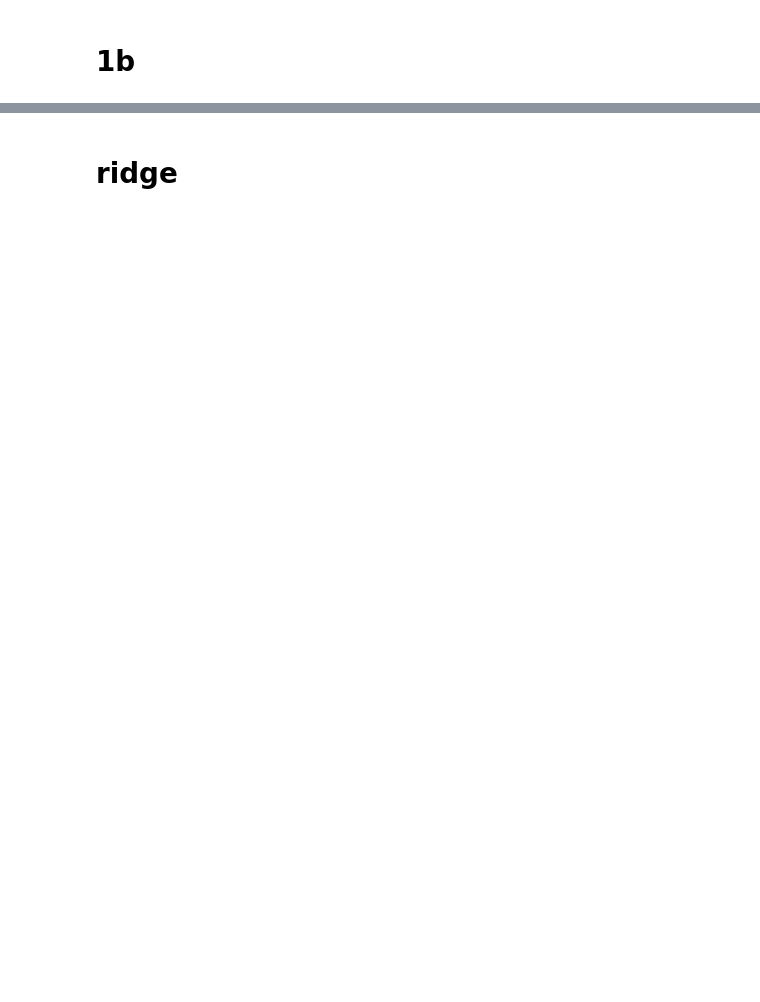
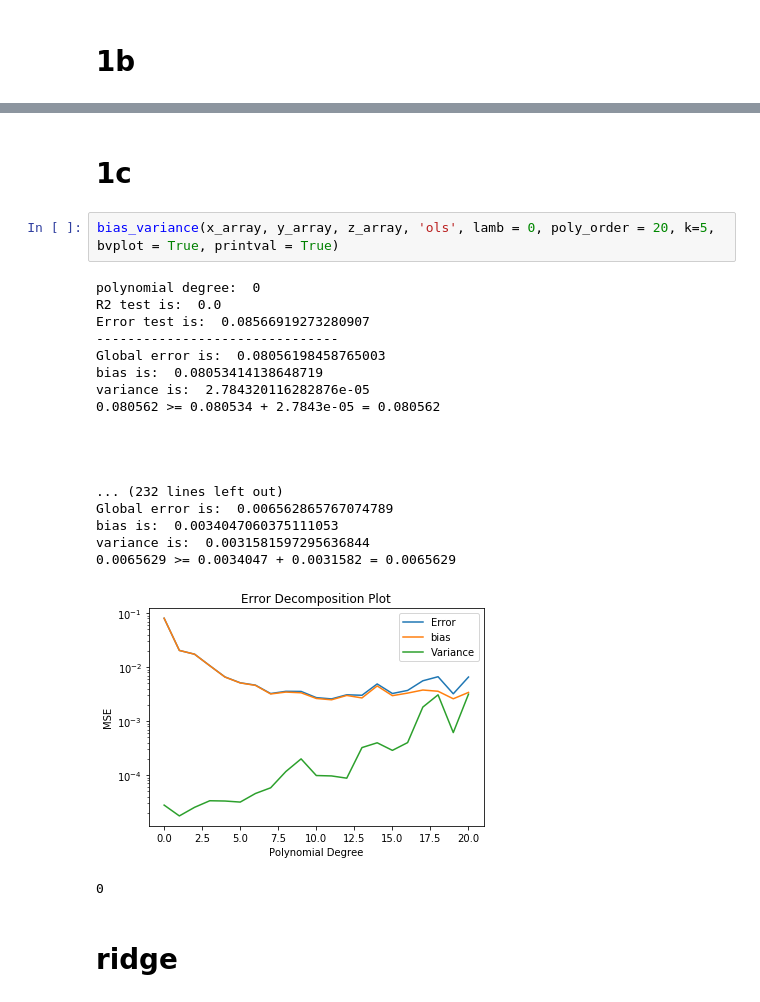
Before and after one commit to bruce-chappell/FYS4155, a Jupyter notebook: project1/proj1better.ipynb, the cells around one changed output, grey strips where cells are left out. Saved outputs shown, nothing was run; the diff lists cells and outputs as text; blank space fills up the shorter version.

```diff
--- a/project1/proj1better.ipynb
+++ b/project1/proj1better.ipynb
@@ -431,3 +394,27 @@ variance is:  0.0001013469191362032
+# %% [markdown]
+# 1c
+# %%
+bias_variance(x_array, y_array, z_array, 'ols', lamb = 0, poly_order = 20, k=5, bvplot = True, printval = True)
+# %% [output]
+polynomial degree:  0
+R2 test is:  0.0
+Error test is:  0.08566919273280907
+-------------------------------
+Global error is:  0.08056198458765003
+bias is:  0.08053414138648719
+variance is:  2.784320116282876e-05
+0.080562 >= 0.080534 + 2.7843e-05 = 0.080562
+
+
+
+
+... (232 lines left out)
+Global error is:  0.006562865767074789
+bias is:  0.0034047060375111053
+variance is:  0.0031581597295636844
+0.0065629 >= 0.0034047 + 0.0031582 = 0.0065629
+[figure, added]
+0
 # %% [markdown]
 # ridge
 # %%
```
Also changed, not shown: parts of 8 cells of this notebook.
